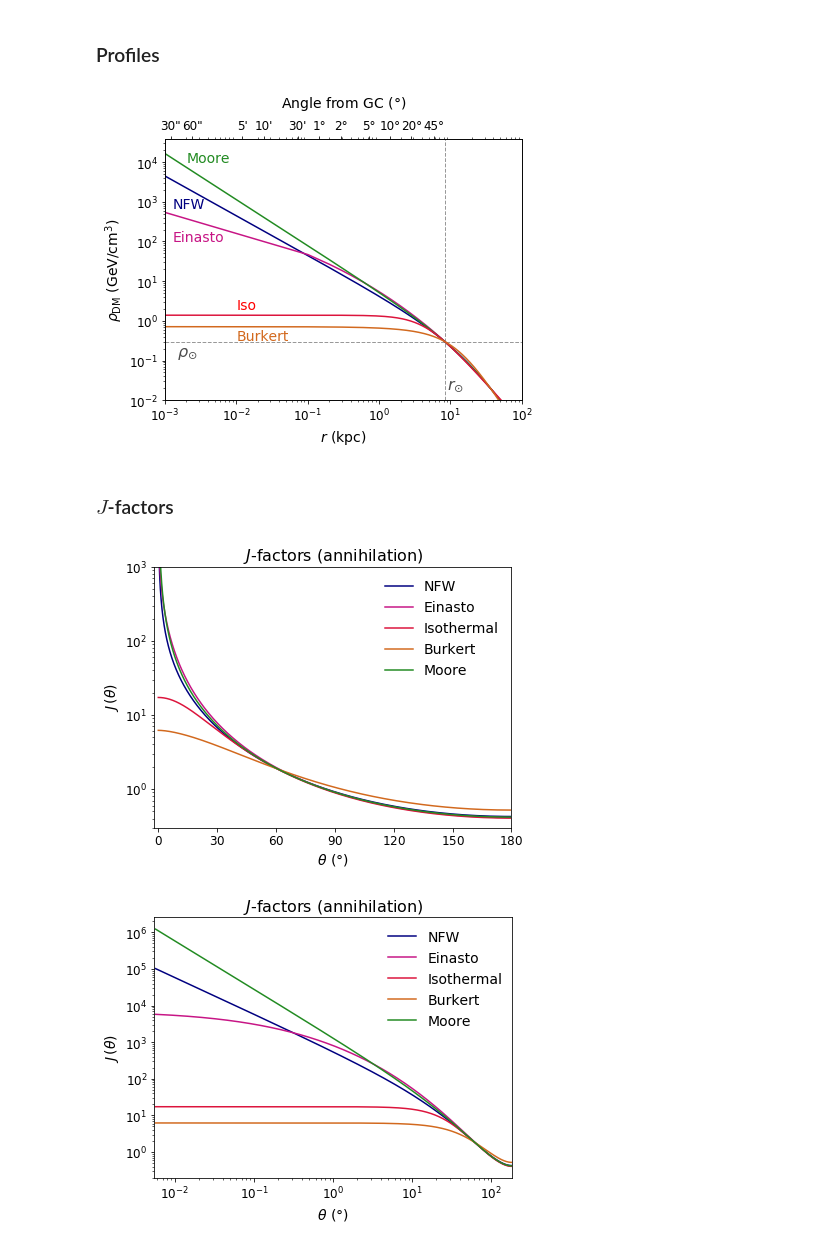
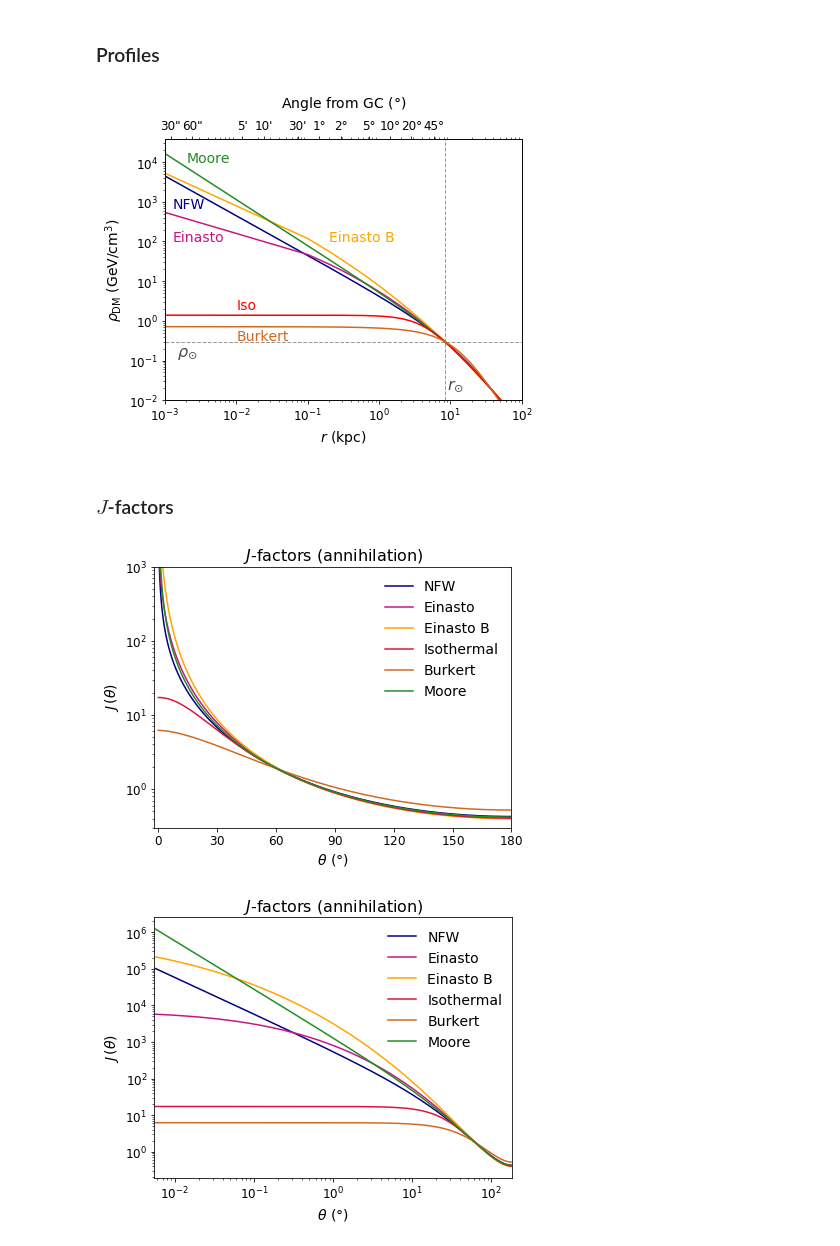
Before and after one commit to mpotto/astroph, a Jupyter notebook: assignments/dm-profiles-j-factors.ipynb, the cells around one changed output. Saved outputs shown, nothing was run; the diff lists cells and outputs as text; code cells hidden in the pictures.

Commit message:
add einasto B and update figures

```diff
--- a/assignments/dm-profiles-j-factors.ipynb
+++ b/assignments/dm-profiles-j-factors.ipynb
@@ -27,6 +27,8 @@
 nfw = MassProfileNFW(24.42, 0.184)
 # %%
 einasto = MassProfileEinasto(28.44, 0.033, 0.17)
+# %%
+einastoB = MassProfileEinasto(35.24, 0.021, 0.11)
 # %%
 isothermal = MassProfileIsothermal(4.38, 1.387)
 # %%
@@ -59,10 +61,12 @@ import os
 fig, ax = plt.subplots()
 ax.plot(r_gal, nfw.density(r_gal), '-', color='navy')
 ax.plot(r_gal, einasto.density(r_gal), '-', color='mediumvioletred')
+ax.plot(r_gal, einastoB.density(r_gal), '-', color='orange')
 ax.plot(r_gal, moore.density(r_gal), '-', color='forestgreen')
-ax.plot(r_gal, isothermal.density(r_gal), '-', color='crimson')
+ax.plot(r_gal, isothermal.density(r_gal), '-', color='red')
 ax.plot(r_gal, burkert.density(r_gal), '-', color='chocolate')
 
+plt.text(x=0.2, y=1e2, s='Einasto B', color='orange', fontsize=14)
 plt.text(x=1.3e-3, y=0.7e3, s='NFW', color='navy', fontsize=14)
 plt.text(x=1.3e-3, y=0.1e3, s='Einasto', color='mediumvioletred', fontsize=14)
 plt.text(x=2e-3, y=1e4, s='Moore', color='forestgreen', fontsize=14)
@@ -90,7 +94,7 @@ ax2.set_xlim(ax.get_xlim())
 ax2.set_xlabel(r"Angle from GC ($\degree$)", labelpad=12)
 plt.show()
 # %% [output]
-[figure, old version]
+[figure, new version]
 # %% [markdown]
 ### $J$-factors
 # %%
@@ -105,6 +109,7 @@ def j_factors(angles, profile, category='annihilating'):
 # %%
 nfw_annih = j_factors(thetas, nfw)
 einasto_annih = j_factors(thetas, einasto)
+einastoB_annih = j_factors(thetas, einastoB)
 isothermal_annih = j_factors(thetas, isothermal)
 burkert_annih = j_factors(thetas, burkert)
 moore_annih = j_factors(thetas, moore)
@@ -120,6 +126,7 @@ thetas_deg = thetas*180.0/np.pi
 fig, ax = plt.subplots()
 ax.plot(thetas_deg, nfw_annih, color='navy', label='NFW')
 ax.plot(thetas_deg, einasto_annih, color='mediumvioletred', label="Einasto")
+ax.plot(thetas_deg, einastoB_annih, color='orange', label="Einasto B")
 ax.plot(thetas_deg, isothermal_annih, color='crimson', label="Isothermal")
 ax.plot(thetas_deg, burkert_annih, color='chocolate', label="Burkert")
 ax.plot(thetas_deg, moore_annih, color='forestgreen', label="Moore")
@@ -135,26 +142,27 @@ plt.title(r'$J$-factors (annihilation)')
 plt.legend(frameon=False, loc='upper right')
 plt.ticklabel_format(axis='x', style='plain')
 # %% [output]
-[figure, old version]
+[figure, new version]
 # %%
 fig, ax = plt.subplots()
 ax.plot(thetas_deg, nfw_annih, color='navy', label='NFW')
 ax.plot(thetas_deg, einasto_annih, color='mediumvioletred', label="Einasto")
+ax.plot(thetas_deg, einastoB_annih, color='orange', label="Einasto B")
 ax.plot(thetas_deg, isothermal_annih, color='crimson', label="Isothermal")
 ax.plot(thetas_deg, burkert_annih, color='chocolate', label="Burkert")
 ax.plot(thetas_deg, moore_annih, color='forestgreen', label="Moore")
 
 ax.set_yscale('log')
 ax.set_xscale('log')
 ax.set_xlabel(r"$\theta$ ($\degree$)")
 ax.set_ylabel(r"$J \, (\theta)$")
 ax.set_xlim(0.55e-2, 180)
 
 plt.title(r'$J$-factors (annihilation)')
 plt.legend(frameon=False,  bbox_to_anchor=(1.01, 1.0))
 plt.show()
 # %% [output]
-[figure, old version]
+[figure, new version]
 # %%
 fig, ax = plt.subplots()
 ax.plot(thetas_deg, nfw_decay, color='navy', label='NFW')
```
Also changed, not shown: parts of 3 cells of this notebook, 7 other files.
